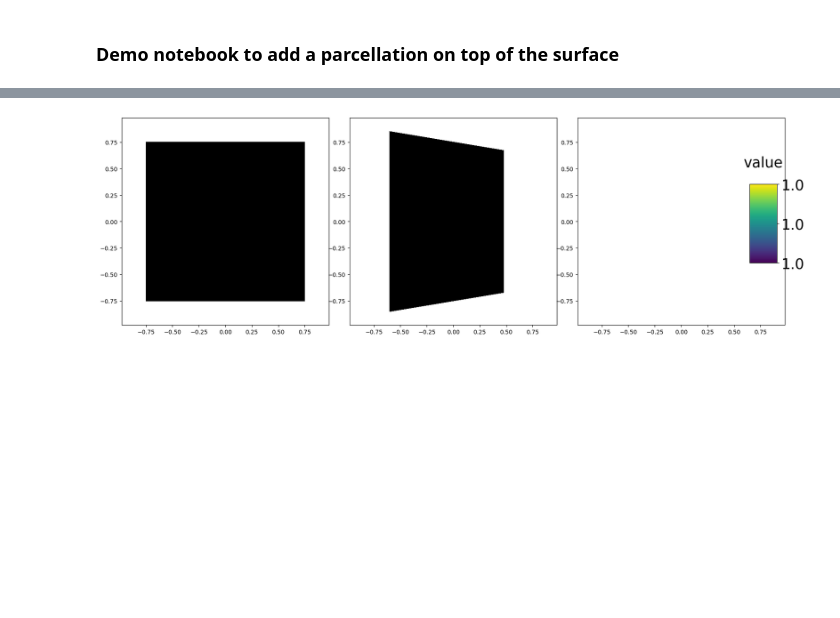
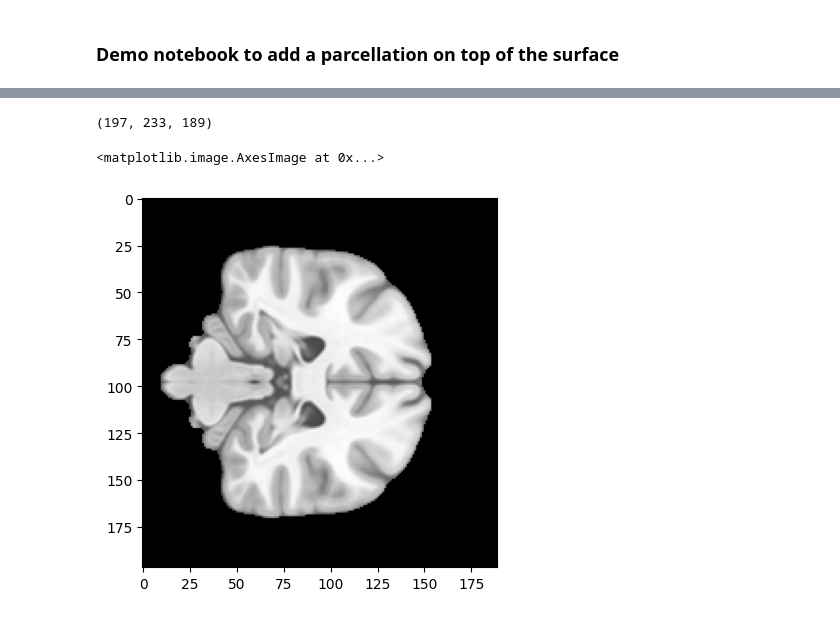
Before and after one commit to mathrip/matplotlib_surface_plotting, a Jupyter notebook: examples/plot_plane_surface.ipynb, the cells around one changed output, grey strips where cells are left out. Drawn from its saved outputs; the diff is of its cells as text; code cells hidden in the pictures; blank space fills up the shorter version.

```diff
--- a/examples/plot_plane_surface.ipynb
+++ b/examples/plot_plane_surface.ipynb
@@ -32,12 +44,25 @@ plot_surf(vertices_brain, faces_brain, overlay_brain,
 # %%
 # create the plane vertices and faces
-faces_plane = np.array([[0,1,2],[1,3,2]])
-# vertices_plane = np.array([[0,0,0],[1,0,0],[1,1,0],[0,1,0]])
-vertices_plane = np.array([[-1,-1,-1],[1,-1,-1],[-1,-1,1],[1,-1,1]])
-overlay_plane = np.array([1,1,1,1])
+# faces_plane = np.array([[0,1,2],[1,3,2]])
+# # vertices_plane = np.array([[0,0,0],[1,0,0],[1,1,0],[0,1,0]])
+# vertices_plane = np.array([[-1,-1,-1],[1,-1.25,-1],[-1,-1,1],[1,-1.25,1]])
+# overlay_plane = np.array([1,1,1,1])
 
-plot_surf(vertices_plane, faces_plane, overlay_plane,
-          rotate=[0, 45, 90]
-         )
+# plot_surf(vertices_plane, faces_plane, overlay_plane,
+#           rotate=[0, 45, 90]
+#          )
-# %% [output]
-[figure, removed]
+# %%
+# upload the MRI slice
+import matplotlib.pyplot as plt
+
+brain_file = nb.load('../../michack_project_data/MNI152_T1_1mm.nii.gz')
+brain_vol = brain_file.get_fdata()
+
+print(brain_vol.shape)
+# plt.imshow(np.flipud(brain_vol[:, 100, :].T), cmap='gray')
+# brain_vol_tmp = brain_vol
+plt.imshow(brain_vol[:, 100, :], cmap='gray')
+# %% [output]
+(197, 233, 189)
+<matplotlib.image.AxesImage at 0x...>
+[figure, added]
```
Also changed, not shown: parts of 29 cells of this notebook.
